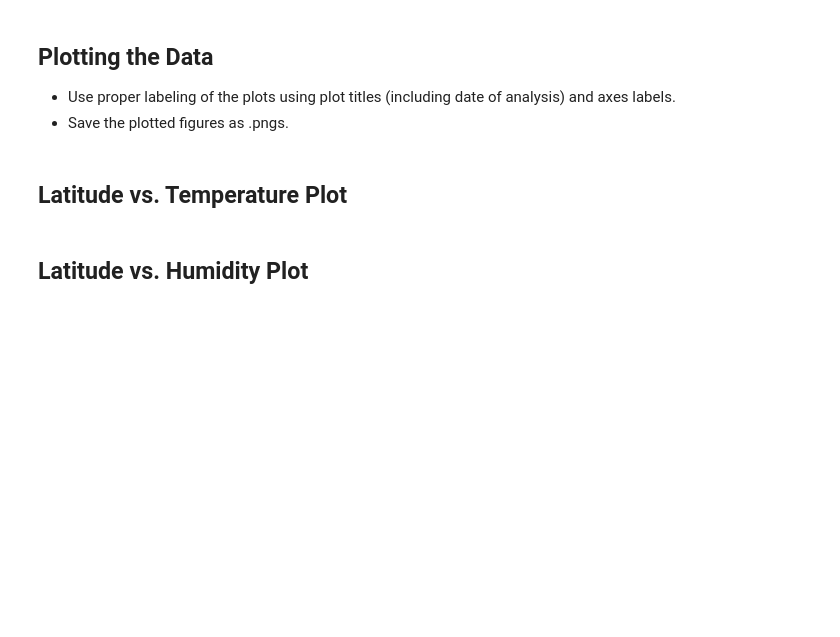
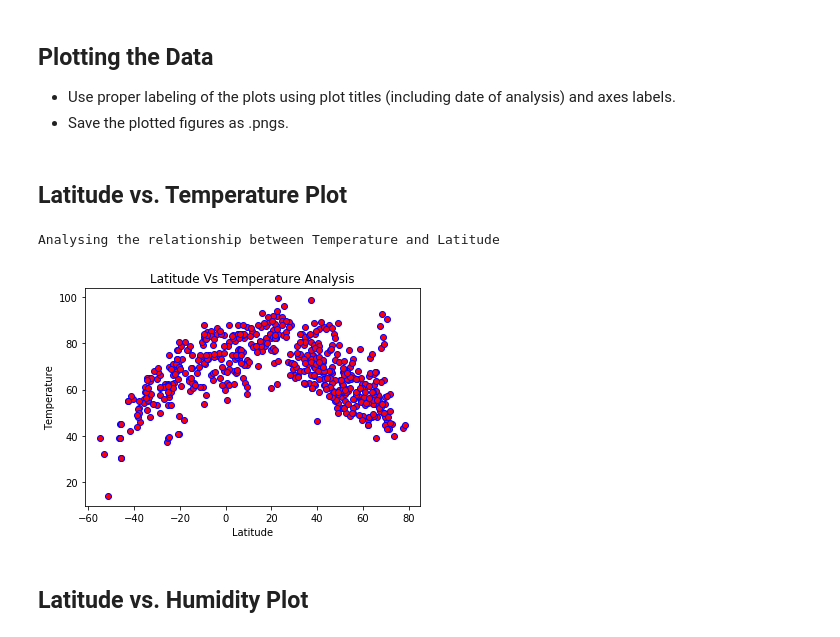
Before and after one commit to Neejos/python-api-challenge, a Jupyter notebook: WeatherPy/WeatherPy.ipynb, the cells around one changed output. Cells and saved outputs as stored; diff of their text form; code cells hidden in the pictures; blank space fills up the shorter version.

Commit message:
All the plots on weatherpy

```diff
--- a/WeatherPy/WeatherPy.ipynb
+++ b/WeatherPy/WeatherPy.ipynb
@@ -150,0 +178,3 @@ City Number:2381972,City Name:adrar
+# %%
+City_data_df=pd.read_csv('city_data.csv', sep = ',')
+City_data_df.head()
@@ -176,2 +249,12 @@ plt.scatter(x=,y=,edgecolors="R",facecolor="r")
+# %%
+plt.scatter(x=City_data_df["lat"],y=City_data_df["MaxTemp"],edgecolors="b",facecolor="r")
+plt.xlabel("Latitude")
+plt.ylabel("Temperature")
+plt.title("Latitude Vs Temperature Analysis")
+plt.savefig("Output_plots/LatvsTemp.png")
+print("Analysing the relationship between Temperature and Latitude")
+# %% [output]
+Analysing the relationship between Temperature and Latitude
+[figure, added]
 # %% [markdown]
 ## Latitude vs. Humidity Plot
```
Also changed, not shown: parts of 26 cells of this notebook, 8 other files.
